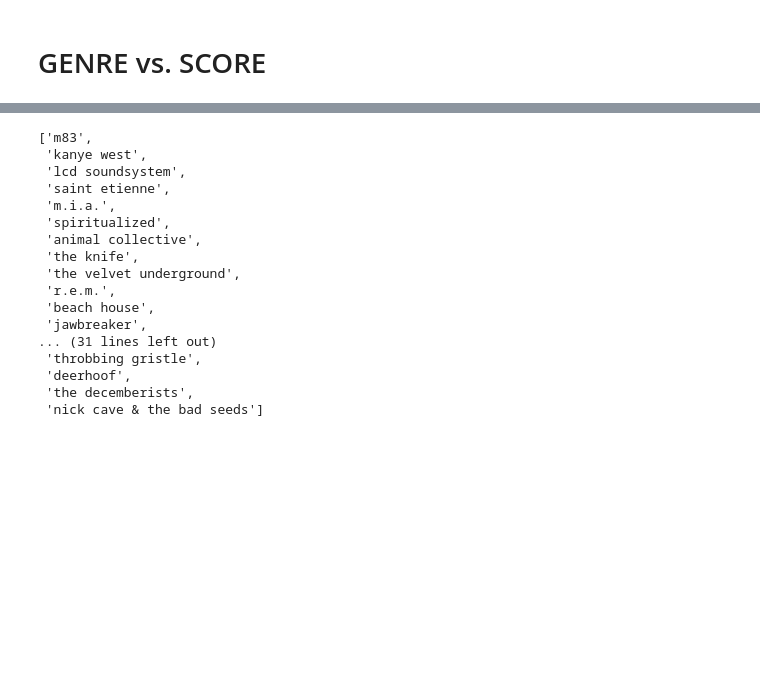
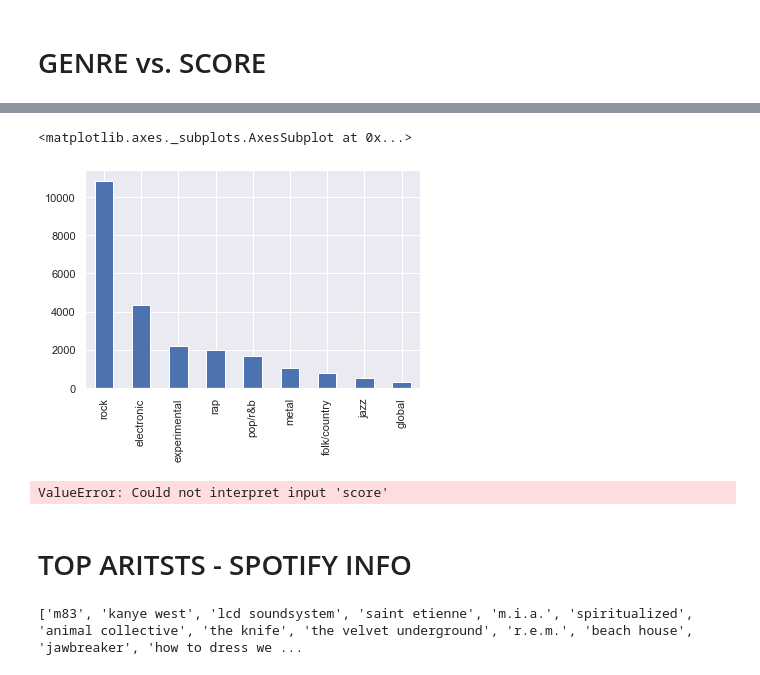
Before and after one commit to dandoye/Project-Week-3-Data-Thieves, a Jupyter notebook: your-project/analysis-emi.ipynb, the cells around one changed output, grey strips where cells are left out. Cells and saved outputs as stored; diff of their text form; code cells hidden in the pictures; blank space fills up the shorter version.

```diff
--- a/your-project/analysis-emi.ipynb
+++ b/your-project/analysis-emi.ipynb
@@ -9,6 +9,11 @@ from spotipy.oauth2 import SpotifyClientCredentials
 from pandas.io.json import json_normalize
 import requests
 from bs4 import BeautifulSoup
+from wordcloud import WordCloud
+import matplotlib
+import matplotlib.pyplot as plt
+import seaborn as sns
+sns.set()
 # %% [markdown]
 # ACCESS SPOTIFY API
 # %%
@@ -162,0 +168,3 @@ genre_score_agg
+# %%
+genre_score = pitchfork[["genre","year"]]
+genre_score.head()
@@ -163,27 +178,22 @@ genre_score_agg
+# %%
+genre_score['genre'].value_counts().plot.bar()
+# %% [output]
+<matplotlib.axes._subplots.AxesSubplot at 0x...>
+[figure, added]
+# %%
+sns.violinplot(x = "score", y = "genre", data = genre_score)
+# %% [output]
+ValueError: Could not interpret input 'score'
+# %% [markdown]
+# TOP ARITSTS - SPOTIFY INFO
 # %%
 pitchfork['best_new_music'].sum()
 
 in_best = pitchfork[pitchfork["best_new_music"] == 1]
 artists_in_best = in_best[["artist","best_new_music"]]
 artists_best_count = (artists_in_best.groupby('artist').agg([sum])).sort_values(('best_new_music', 'sum'), ascending = False)
-over_5 = artists_best_count[artists_best_count[("best_new_music","sum")] >= 5]
+over_5 = artists_best_count[artists_best_count[("best_new_music","sum")] >= 3]
 artist_list = [x for x in over_5.index]
-artist_list
+print(artist_list)
 # %% [output]
-['m83',
- 'kanye west',
- 'lcd soundsystem',
- 'saint etienne',
- 'm.i.a.',
- 'spiritualized',
- 'animal collective',
- 'the knife',
- 'the velvet underground',
- 'r.e.m.',
- 'beach house',
- 'jawbreaker',
-... (31 lines left out)
- 'throbbing gristle',
- 'deerhoof',
- 'the decemberists',
- 'nick cave & the bad seeds']
+['m83', 'kanye west', 'lcd soundsystem', 'saint etienne', 'm.i.a.', 'spiritualized', 'animal collective', 'the knife', 'the velvet underground', 'r.e.m.', 'beach house', 'jawbreaker', 'how to dress we ...
```
Also changed, not shown: parts of 24 cells of this notebook.
